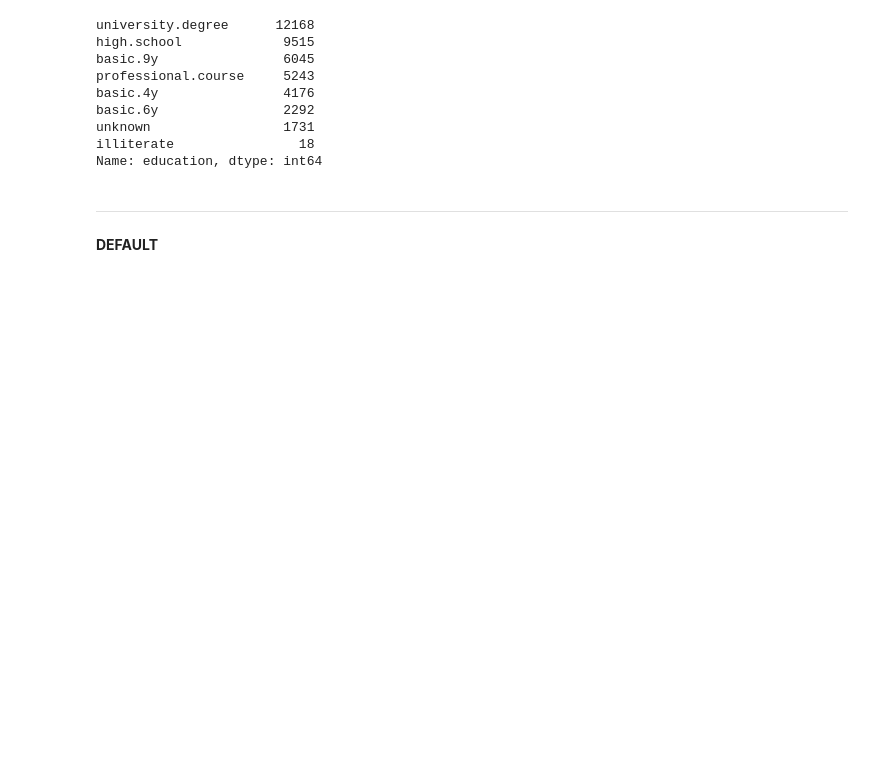
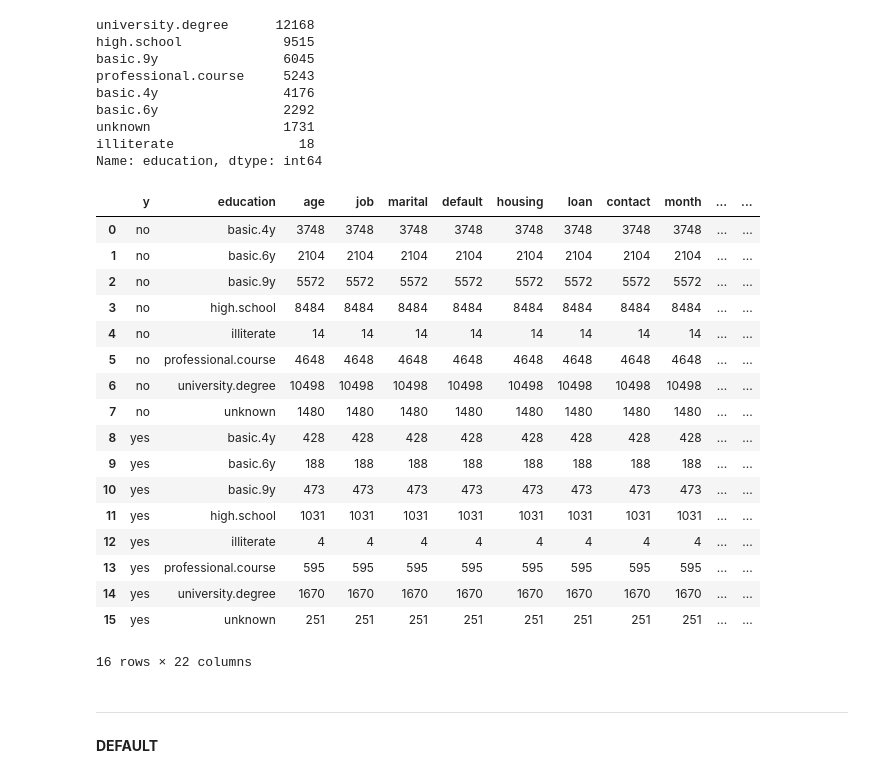
Before and after one commit to Krupique/pyspark-projects, a Jupyter notebook: 01-BankMarketingClassifier/temp.ipynb, the cells around one changed output. Saved outputs shown, nothing was run; the diff lists cells and outputs as text; code cells hidden in the pictures; blank space fills up the shorter version.

```diff
--- a/01-BankMarketingClassifier/temp.ipynb
+++ b/01-BankMarketingClassifier/temp.ipynb
@@ -179,0 +167,21 @@ df['map_education'] = df['education'].map(map_education)
+# %%
+df.groupby(['y', 'education'], as_index=False).count().sort_values(by=['y', 'education'])
+# %% [output]
+|  | y | education | age | job | marital | default | housing | loan | contact | month | ... | ... |
+| 0 | no | basic.4y | 3748 | 3748 | 3748 | 3748 | 3748 | 3748 | 3748 | 3748 | ... | ... |
+| 1 | no | basic.6y | 2104 | 2104 | 2104 | 2104 | 2104 | 2104 | 2104 | 2104 | ... | ... |
+| 2 | no | basic.9y | 5572 | 5572 | 5572 | 5572 | 5572 | 5572 | 5572 | 5572 | ... | ... |
+| 3 | no | high.school | 8484 | 8484 | 8484 | 8484 | 8484 | 8484 | 8484 | 8484 | ... | ... |
+| 4 | no | illiterate | 14 | 14 | 14 | 14 | 14 | 14 | 14 | 14 | ... | ... |
+| 5 | no | professional.course | 4648 | 4648 | 4648 | 4648 | 4648 | 4648 | 4648 | 4648 | ... | ... |
+| 6 | no | university.degree | 10498 | 10498 | 10498 | 10498 | 10498 | 10498 | 10498 | 10498 | ... | ... |
+| 7 | no | unknown | 1480 | 1480 | 1480 | 1480 | 1480 | 1480 | 1480 | 1480 | ... | ... |
+| 8 | yes | basic.4y | 428 | 428 | 428 | 428 | 428 | 428 | 428 | 428 | ... | ... |
+| 9 | yes | basic.6y | 188 | 188 | 188 | 188 | 188 | 188 | 188 | 188 | ... | ... |
+| 10 | yes | basic.9y | 473 | 473 | 473 | 473 | 473 | 473 | 473 | 473 | ... | ... |
+| 11 | yes | high.school | 1031 | 1031 | 1031 | 1031 | 1031 | 1031 | 1031 | 1031 | ... | ... |
+| 12 | yes | illiterate | 4 | 4 | 4 | 4 | 4 | 4 | 4 | 4 | ... | ... |
+| 13 | yes | professional.course | 595 | 595 | 595 | 595 | 595 | 595 | 595 | 595 | ... | ... |
+| 14 | yes | university.degree | 1670 | 1670 | 1670 | 1670 | 1670 | 1670 | 1670 | 1670 | ... | ... |
+| 15 | yes | unknown | 251 | 251 | 251 | 251 | 251 | 251 | 251 | 251 | ... | ... |
+16 rows × 22 columns
```
Also changed, not shown: parts of 27 cells of this notebook, 1 other file.
